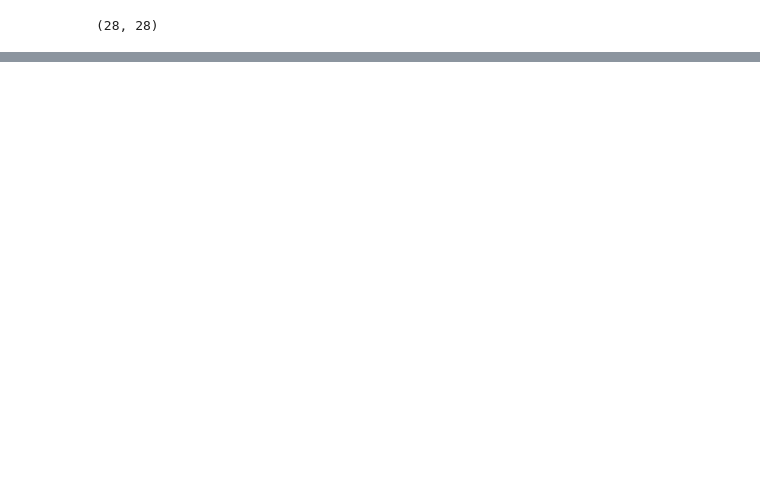
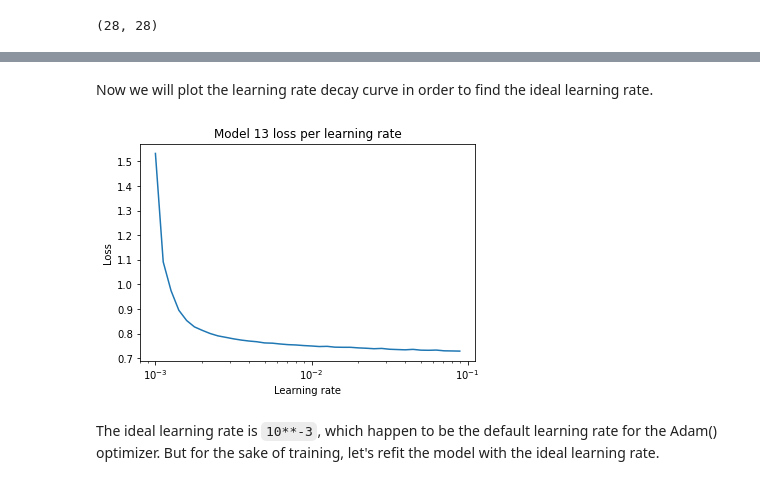
Before and after one commit to patricetg/tensorflow-deeplearning, a Jupyter notebook: 02_neural_network_classification_with_tensorflow.ipynb, the cells around one changed output, grey strips where cells are left out. Saved outputs shown, nothing was run; the diff lists cells and outputs as text; code cells hidden in the pictures; blank space fills up the shorter version.

```diff
--- a/02_neural_network_classification_with_tensorflow.ipynb
+++ b/02_neural_network_classification_with_tensorflow.ipynb
@@ -1288,0 +1489,4 @@ train_data[0].shape
+# %%
+train_data_max = train_data.max()
+train_data_norm = train_data / train_data_max
+test_data_norm = test_data / train_data_max
@@ -1288,0 +1583,25 @@ train_data[0].shape
+# %%
+# Set random seed
+tf.random.set_seed(42)
+
+# Create the model
+model_13 = tf.keras.models.Sequential([
+    tf.keras.layers.Flatten(input_shape=(28,28)),
+    tf.keras.layers.Dense(4, activation=tf.keras.activations.relu),
+    tf.keras.layers.Dense(4, activation=tf.keras.activations.relu),
+    tf.keras.layers.Dense(10, activation=tf.keras.activations.softmax),
+
+])
+
+# Compile the model
+model_13.compile(loss=tf.keras.losses.SparseCategoricalCrossentropy(),
+                optimizer=tf.keras.optimizers.Adam(),
+                metrics=["accuracy"])
+
+# Create the learning rate callback
+lr_scheduler = tf.keras.callbacks.LearningRateScheduler(lambda epoch: 1e-3 * 10**(epoch/20) )
+
+# Fit the model
+history_13 = model_13.fit(train_data_norm, train_labels,
+                          validation_data=(test_data_norm, test_labels),
+                         epochs=40, verbose=1)
@@ -1288,0 +1626,16 @@ train_data[0].shape
+# %% [markdown]
+Now we will plot the learning rate decay curve in order to find the ideal learning rate.
+# %%
+n_epochs=40 # number of epochs we trained
+
+# Replicating the formula that was passed to the learning rate scheduler
+lrs = 1e-3 * 10**( tf.range(n_epochs)/20 ) # This provide the learning for each epoch
+
+plt.semilogx(lrs, history_13.history["loss"])
+plt.xlabel("Learning rate")
+plt.ylabel("Loss")
+plt.title("Model 13 loss per learning rate");
+# %% [output]
+[figure, added]
+# %% [markdown]
+The ideal learning rate is `10**-3`, which happen to be the default learning rate for the Adam() optimizer. But for the sake of training, let's refit the model with the ideal learning rate.
```
Also changed, not shown: parts of 87 cells of this notebook.
